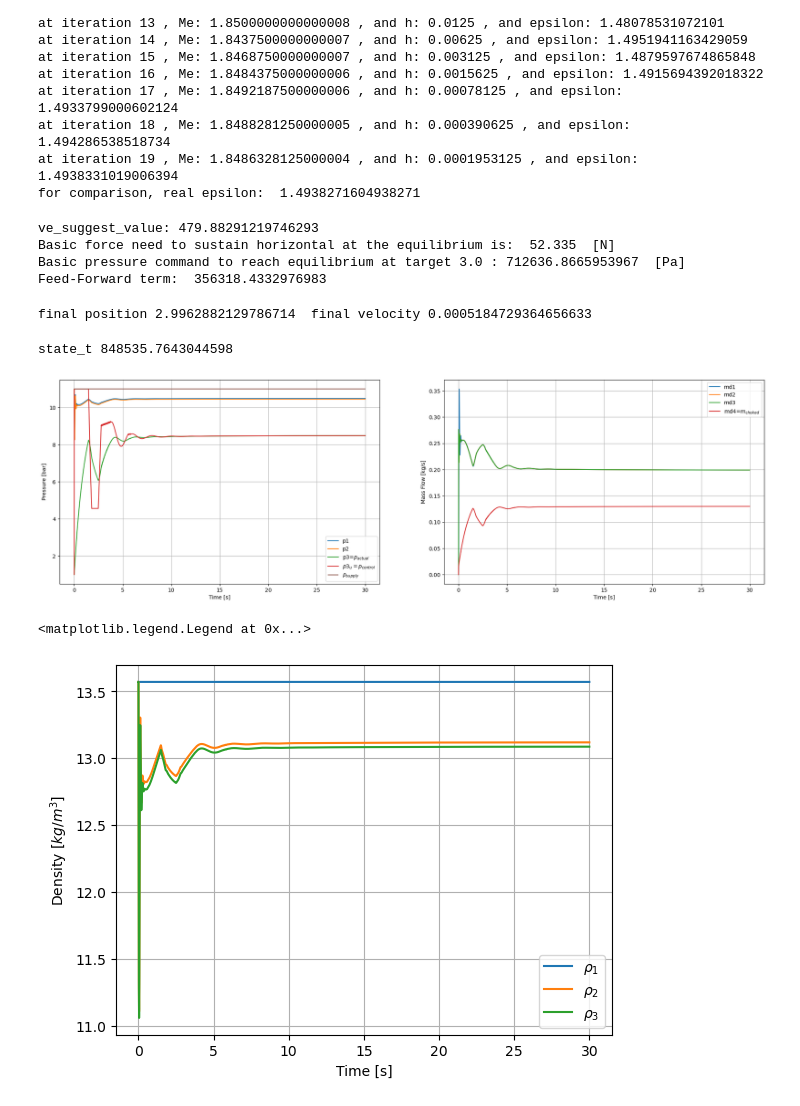
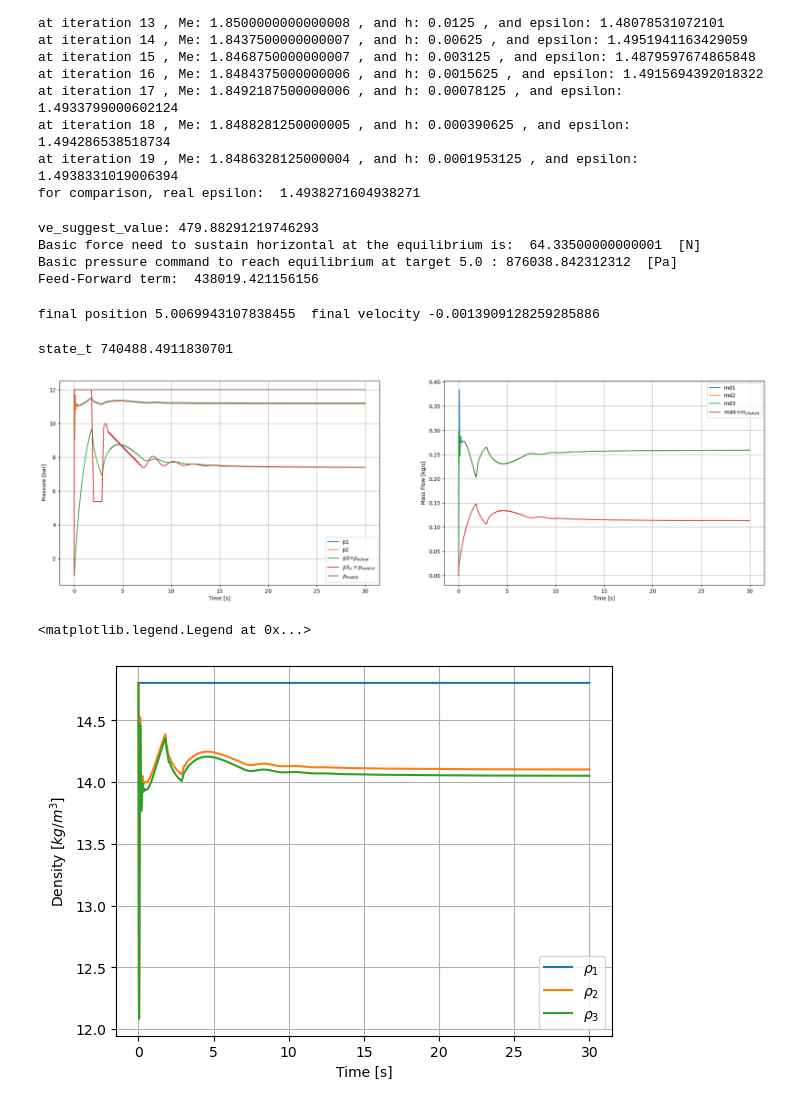
Before and after one commit to Pljwachs/Control-and-Simulation-of-Rocket-Hopper, a Jupyter notebook: src/fluid_simulation.ipynb, the cells around one changed output. Cells and saved outputs as stored; diff of their text form; code cells hidden in the pictures.

```diff
--- a/src/fluid_simulation.ipynb
+++ b/src/fluid_simulation.ipynb
@@ -60,11 +60,11 @@ time=np.linspace(t0,tf,int((tf-t0)/h)+1)
 ## States
 #1. Hose / 2. Fitting /3. Main Valve/4. Nozzle
 # Initial pressure (Pa)
-p_s=11e5            #p_s pressure supply: at the inlet of the hose
+p_s=12e5            #p_s pressure supply: at the inlet of the hose
 p1_t0=p_s           # inlet of the fitting
 p2_t0=p_s           # inlet of the valve
 p3_t0=1e5           # inlet of the nozzle:  assume initial constant air pressure
-p3_max_range=10*1e5       # maximum input range command for the valve (1-11 bar)
+p3_max_range=12*1e5       # maximum input range command for the valve (1-11 bar)
 
 p3_u_t0=1e5          #command input
 
@@ -92,7 +92,7 @@ x_t0=0.0
 v_t0=0.0
 a_t0=0.0
 
-x_target=3.0        # height target [m]
+x_target=5.0        # height target [m]
 
 motion_t0=np.array([x_t0,v_t0])
 motion_t=np.zeros((len(motion_t0),len(time)))
@@ -232,9 +232,9 @@ print("Basic pressure command to reach equilibrium at target", x_target, ":", pr
 ###########################################################################################
 
 ## PID parameters for pressure command (gain has to be larger since the step size is really small)
-kp=4.5                #1.2 0.5 1.0
-ki=0.8
-kd=4.5
+kp=4.65                #1.2 0.5 1.0
+ki=0.95
+kd=4.0
 
 FF_term=pressure_req*0.5
 print("Feed-Forward term: ",FF_term)
@@ -252,9 +252,9 @@ v_lasterr=0.0
 v_integral=0.0
 # %% [output]
 ve_suggest_value: 479.88291219746293
-Basic force need to sustain horizontal at the equilibrium is:  52.335  [N]
-Basic pressure command to reach equilibrium at target 3.0 : 712636.8665953967  [Pa]
-Feed-Forward term:  356318.4332976983
+Basic force need to sustain horizontal at the equilibrium is:  64.33500000000001  [N]
+Basic pressure command to reach equilibrium at target 5.0 : 876038.842312312  [Pa]
+Feed-Forward term:  438019.421156156
 # %%
 ###########################################################
 # for valve
@@ -403,7 +403,7 @@ def stateupdate(t,h,x,rho,motion,v_pos):
 
    # Nozzle
    p3_u=pressure_PID(x,h,kp,ki,kd)*1e5+FF_term    # control input  (introduce the time delay modify once apply the controller+add feed forward term to combat gravity)
-   p3_u=np.clip(p3_u,min=1e5, max=11e5)
+   p3_u=np.clip(p3_u,min=1e5, max=p_s)
 
    #####################################################################
    # introduce the actuator delay and PID controller for valve (only use the PD controller actually)
@@ -507,40 +507,40 @@ for ti in range(len(time)-1):
 
 print("final position", motion_ti[0]," final velocity",motion_ti[1])
 # %% [output]
-final position 2.9962882129786714  final velocity 0.0005184729364656633
+final position 5.0069943107838455  final velocity -0.0013909128259285886
 # %%
 # Visualization
 
 # part 1: pressure and mass flow rate
 
 plt.figure(figsize=(24,7))
 plt.subplot(121)
 plt.plot(time[:-1], state_t[0, :-1]/1e5, label='p1', color='C0')
 plt.plot(time[:-1], state_t[2, :-1]/1e5, label='p2', color='C1')
 plt.plot(time[:-1], state_t[4, :-1]/1e5, label='p3=$p_{actual}$', color='C2')
 plt.plot(time[:-1], state_t[6, :-1]/1e5, label='$p3_u=p_{control}$', color='C3')
-plt.hlines(11.0,xmin=0,xmax=tf,label='$p_{supply}$', color='C5')
+plt.hlines(p_s/1e5,xmin=0,xmax=tf,label='$p_{supply}$', color='C5')
 plt.xlabel('Time [s]')
 plt.ylabel('Pressure [bar]')
 # plt.ylim(ymin=9.99999, ymax=10.00001)
 plt.grid()
 plt.legend()
 
 plt.subplot(122)
 plt.plot(time[:-1], state_t[1, :-1], label='md1', color='C0')
 plt.plot(time[:-1], state_t[3, :-1], label='md2', color='C1')
 plt.plot(time[:-1], state_t[5, :-1], label='md3', color='C2')
 plt.plot(time[:-1], state_t[7, :-1], label='md4=$m_{choked}$', color='C3')
 plt.xlabel('Time [s]')
 plt.ylabel('Mass Flow [kg/s]')
 plt.grid()
 plt.legend()
 
 # the ideal value for p2 is suppose to be around 10 bar
 print("state_t",state_t[4,-2])
 # %% [output]
-state_t 848535.7643044598
+state_t 740488.4911830701
-[figure, old version]
+[figure, new version]
 # %%
 # part 2: density
 
@@ -553,7 +553,7 @@ plt.grid()
 plt.legend()
 # %% [output]
 <matplotlib.legend.Legend at 0x...>
-[figure, old version]
+[figure, new version]
 # %%
 # part 3: motion
 plt.subplot(121)
```
Also changed, not shown: parts of 1 cell of this notebook.
